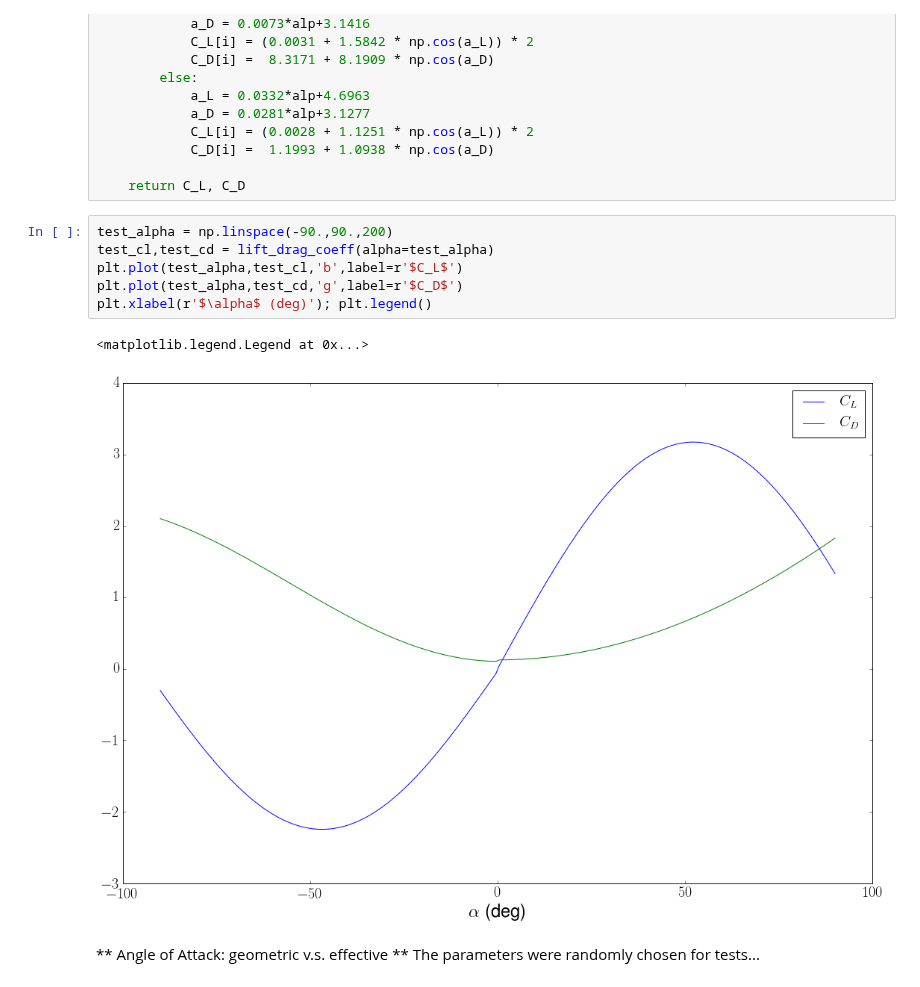
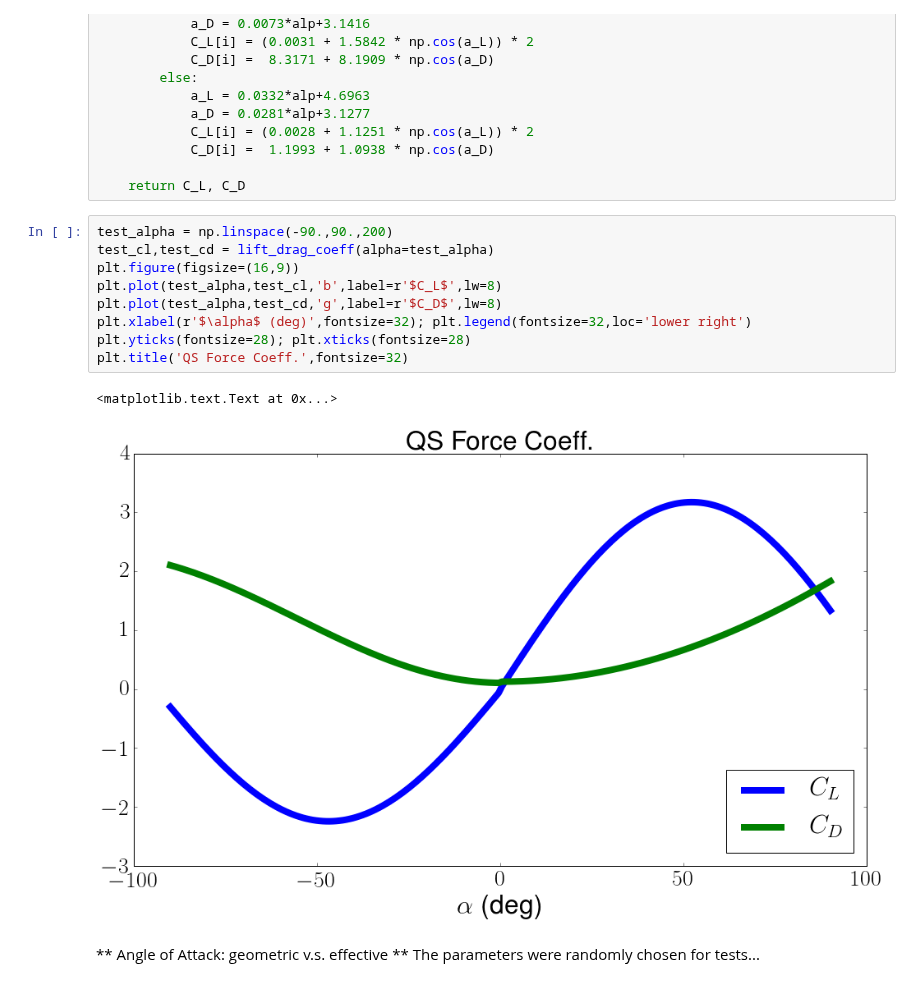
Before and after one commit to Ravirajadrangi/Biomechanics-of-Flight., a Jupyter notebook: dynamics/QS.ipynb, the cells around one changed output. Cells and saved outputs as stored; diff of their text form.

Commit message:
added adjustable wing twisting angle; finalize plots

```diff
--- a/dynamics/QS.ipynb
+++ b/dynamics/QS.ipynb
@@ -257,12 +260,15 @@ def lift_drag_coeff(alpha):
 # %%
 test_alpha = np.linspace(-90.,90.,200)
 test_cl,test_cd = lift_drag_coeff(alpha=test_alpha)
-plt.plot(test_alpha,test_cl,'b',label=r'$C_L$')
-plt.plot(test_alpha,test_cd,'g',label=r'$C_D$')
-plt.xlabel(r'$\alpha$ (deg)'); plt.legend()
+plt.figure(figsize=(16,9))
+plt.plot(test_alpha,test_cl,'b',label=r'$C_L$',lw=8)
+plt.plot(test_alpha,test_cd,'g',label=r'$C_D$',lw=8)
+plt.xlabel(r'$\alpha$ (deg)',fontsize=32); plt.legend(fontsize=32,loc='lower right')
+plt.yticks(fontsize=28); plt.xticks(fontsize=28)
+plt.title('QS Force Coeff.',fontsize=32)
 # %% [output]
-<matplotlib.legend.Legend at 0x...>
+<matplotlib.text.Text at 0x...>
-[figure, old version]
+[figure, new version]
 # %% [markdown]
 ** Angle of Attack: geometric v.s. effective **
 The parameters were randomly chosen for tests...
```
Also changed, not shown: parts of 2 cells of this notebook, 2 other files.
